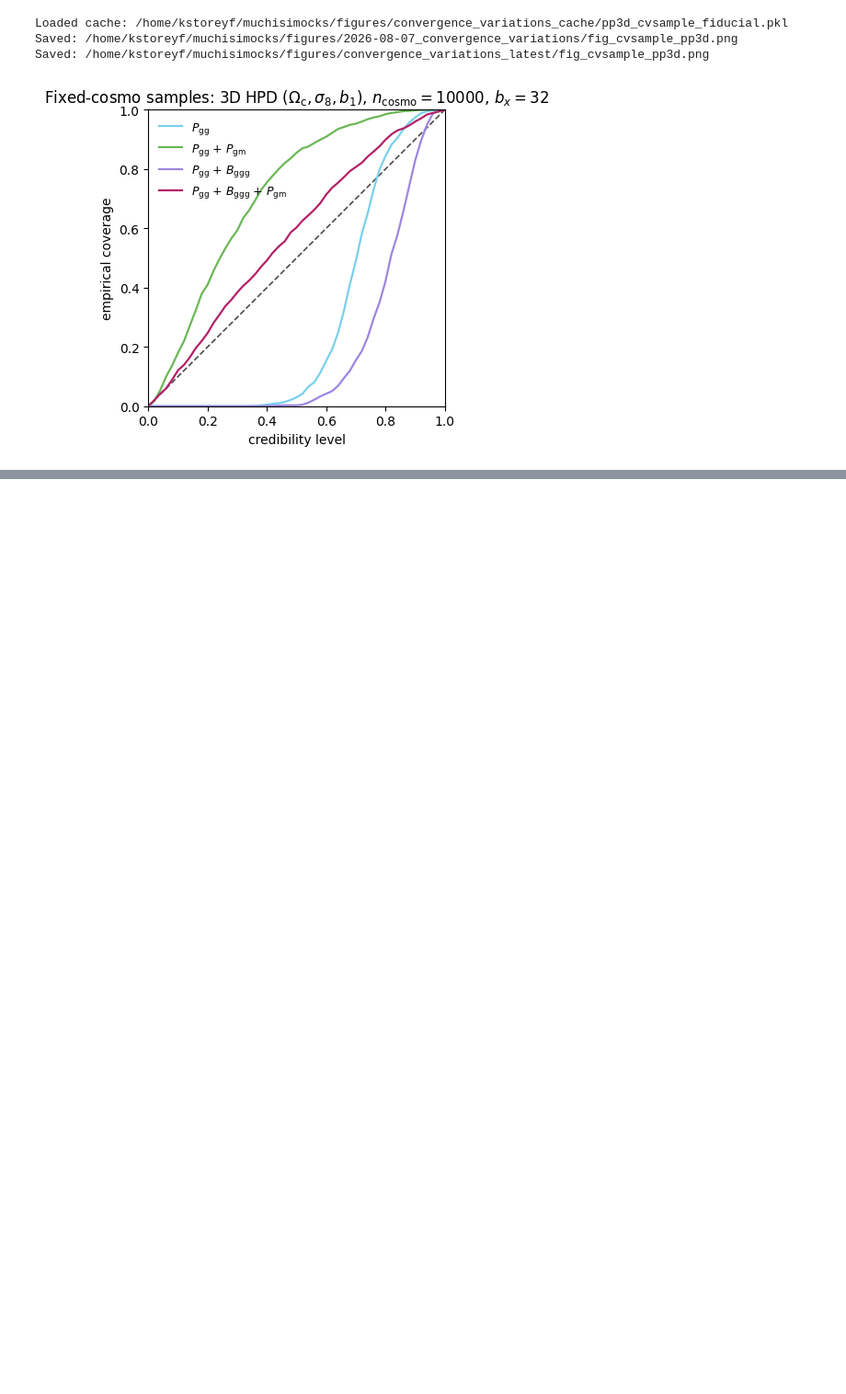
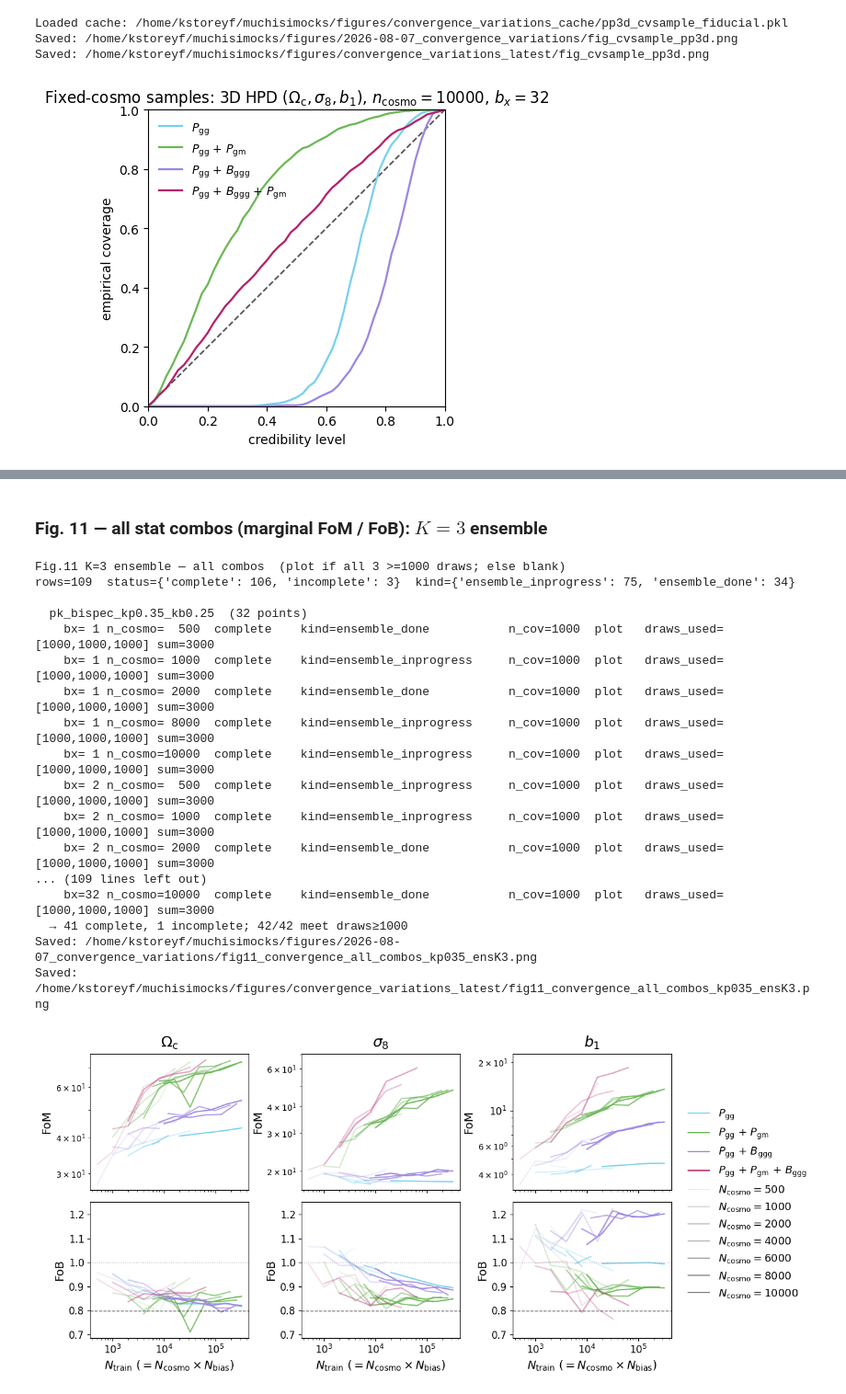
Before and after one commit to kstoreyf/muchisimocks, a Jupyter notebook: notebooks/2026-08-07_convergence_variations.ipynb, the cells around one changed output, grey strips where cells are left out. Shown at 92% size. Drawn from its saved outputs; the diff is of its cells as text; code cells hidden in the pictures; blank space fills up the shorter version.

```diff
--- a/notebooks/2026-08-07_convergence_variations.ipynb
+++ b/notebooks/2026-08-07_convergence_variations.ipynb
@@ -1284,0 +1523,32 @@ Saved: /home/kstoreyf/muchisimocks/figures/convergence_variations_latest/fig_cvs
+# %% [markdown]
+### Fig. 11 — all stat combos (marginal FoM / FoB): $K{=}3$ ensemble
+# %%
+df_conv_ens = df_conv_all[df_conv_all["variant"] == "ensemble"].copy()
+fconv.print_conv_detail(
+    df_conv_ens,
+    title=f"Fig.11 K=3 ensemble — all combos  (plot if all 3 >={MAX_DRAWS_CACHE} draws; else blank)",
+    max_draws=MAX_DRAWS_CACHE,
+)
+pf.plot_conv_all_combos_nsims(
+    df_conv_ens,
+    save_name="fig11_convergence_all_combos_kp035_ensK3",
+)
+# %% [output]
+Fig.11 K=3 ensemble — all combos  (plot if all 3 >=1000 draws; else blank)
+rows=109  status={'complete': 106, 'incomplete': 3}  kind={'ensemble_inprogress': 75, 'ensemble_done': 34}
+
+  pk_bispec_kp0.35_kb0.25  (32 points)
+    bx= 1 n_cosmo=  500  complete    kind=ensemble_done           n_cov=1000  plot   draws_used=[1000,1000,1000] sum=3000
+    bx= 1 n_cosmo= 1000  complete    kind=ensemble_inprogress     n_cov=1000  plot   draws_used=[1000,1000,1000] sum=3000
+    bx= 1 n_cosmo= 2000  complete    kind=ensemble_done           n_cov=1000  plot   draws_used=[1000,1000,1000] sum=3000
+    bx= 1 n_cosmo= 8000  complete    kind=ensemble_inprogress     n_cov=1000  plot   draws_used=[1000,1000,1000] sum=3000
+    bx= 1 n_cosmo=10000  complete    kind=ensemble_inprogress     n_cov=1000  plot   draws_used=[1000,1000,1000] sum=3000
+    bx= 2 n_cosmo=  500  complete    kind=ensemble_inprogress     n_cov=1000  plot   draws_used=[1000,1000,1000] sum=3000
+    bx= 2 n_cosmo= 1000  complete    kind=ensemble_inprogress     n_cov=1000  plot   draws_used=[1000,1000,1000] sum=3000
+    bx= 2 n_cosmo= 2000  complete    kind=ensemble_done           n_cov=1000  plot   draws_used=[1000,1000,1000] sum=3000
+... (109 lines left out)
+    bx=32 n_cosmo=10000  complete    kind=ensemble_done           n_cov=1000  plot   draws_used=[1000,1000,1000] sum=3000
+  → 41 complete, 1 incomplete; 42/42 meet draws≥1000
+Saved: /home/kstoreyf/muchisimocks/figures/2026-08-07_convergence_variations/fig11_convergence_all_combos_kp035_ensK3.png
+Saved: /home/kstoreyf/muchisimocks/figures/convergence_variations_latest/fig11_convergence_all_combos_kp035_ensK3.png
+[figure, added]
```
Also changed, not shown: parts of 28 cells of this notebook, 10 other files.
